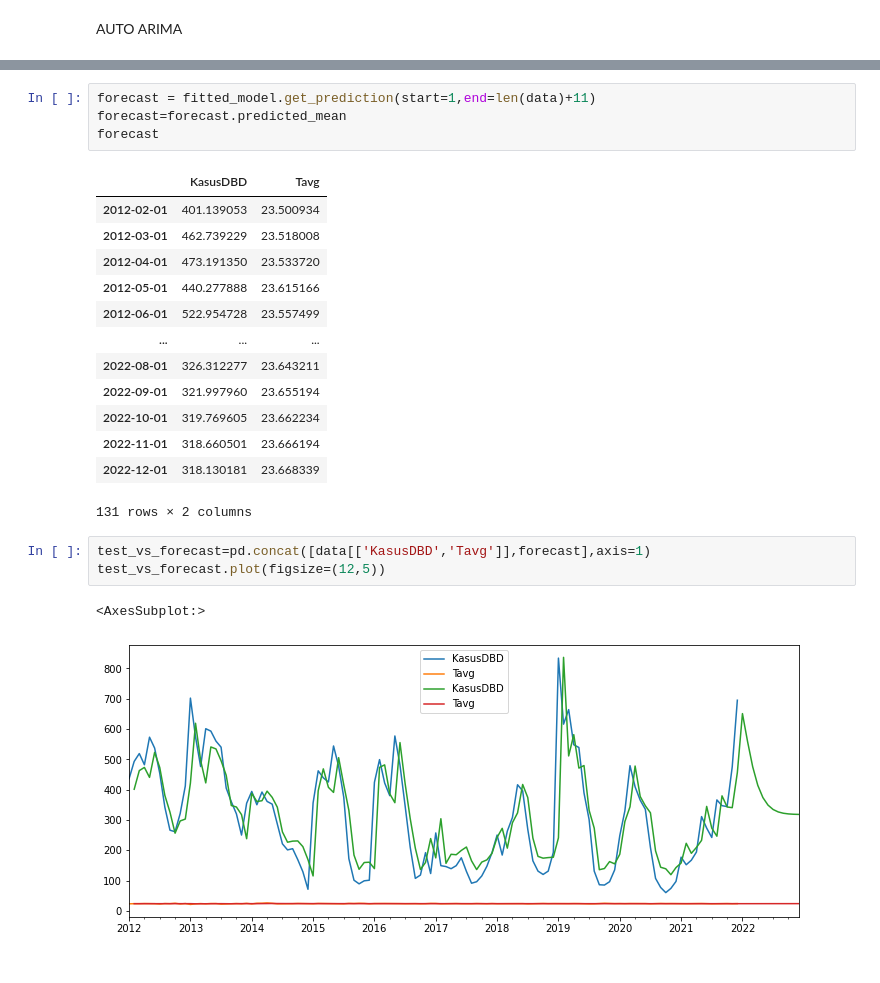
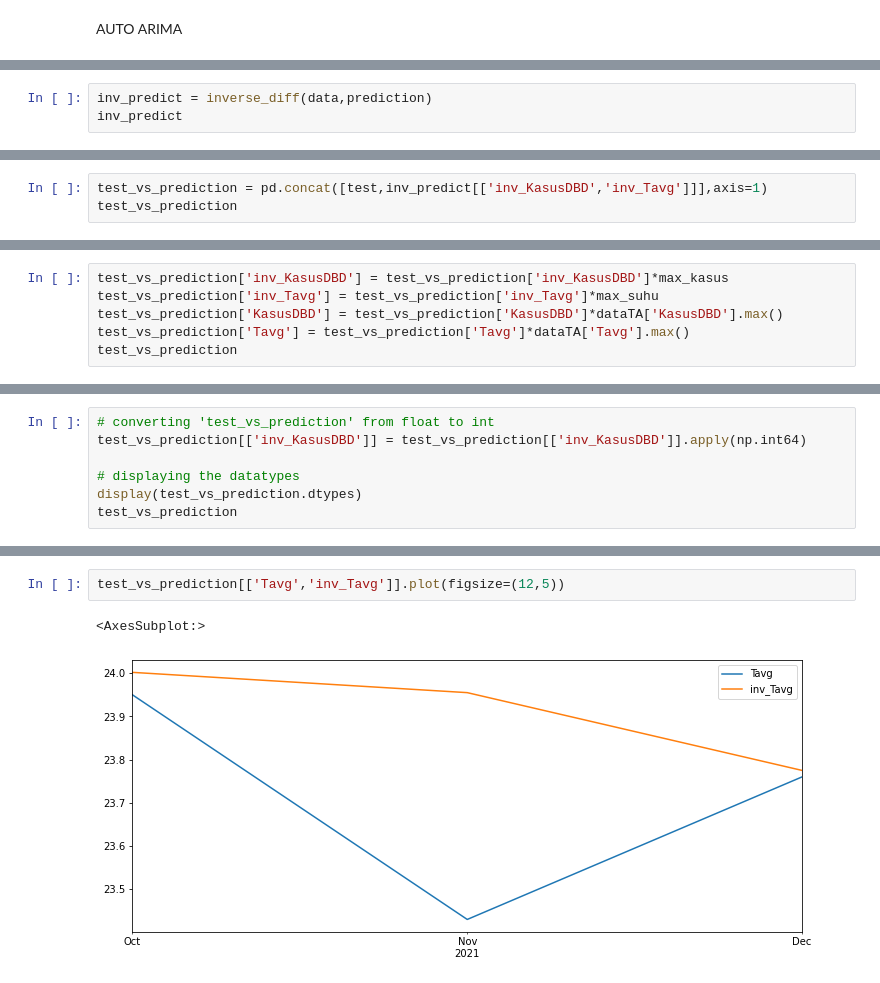
Before and after one commit to isnidwi26/TA, a Jupyter notebook: ARIMAxVARMA_suhu.ipynb, the cells around one changed output, grey strips where cells are left out. Saved outputs shown, nothing was run; the diff lists cells and outputs as text.

```diff
--- a/ARIMAxVARMA_suhu.ipynb
+++ b/ARIMAxVARMA_suhu.ipynb
@@ -284,0 +337,3 @@ prediction
+# %%
+inv_predict = inverse_diff(data,prediction)
+inv_predict
@@ -284,0 +345,3 @@ prediction
+# %%
+test_vs_prediction = pd.concat([test,inv_predict[['inv_KasusDBD','inv_Tavg']]],axis=1)
+test_vs_prediction
@@ -284,0 +355,6 @@ prediction
+# %%
+test_vs_prediction['inv_KasusDBD'] = test_vs_prediction['inv_KasusDBD']*max_kasus
+test_vs_prediction['inv_Tavg'] = test_vs_prediction['inv_Tavg']*max_suhu
+test_vs_prediction['KasusDBD'] = test_vs_prediction['KasusDBD']*dataTA['KasusDBD'].max()
+test_vs_prediction['Tavg'] = test_vs_prediction['Tavg']*dataTA['Tavg'].max()
+test_vs_prediction
@@ -284,0 +368,7 @@ prediction
+# %%
+# converting 'test_vs_prediction' from float to int
+test_vs_prediction[['inv_KasusDBD']] = test_vs_prediction[['inv_KasusDBD']].apply(np.int64)
+
+# displaying the datatypes
+display(test_vs_prediction.dtypes)
+test_vs_prediction
@@ -309,27 +408,8 @@ test_vs_pred.plot(figsize=(12,5))
-# %%
-forecast = fitted_model.get_prediction(start=1,end=len(data)+11)
-forecast=forecast.predicted_mean
-forecast
-# %% [output]
-|  | KasusDBD | Tavg |
-| 2012-02-01 | 401.139053 | 23.500934 |
-| 2012-03-01 | 462.739229 | 23.518008 |
-| 2012-04-01 | 473.191350 | 23.533720 |
-| 2012-05-01 | 440.277888 | 23.615166 |
-| 2012-06-01 | 522.954728 | 23.557499 |
-| ... | ... | ... |
-| 2022-08-01 | 326.312277 | 23.643211 |
-| 2022-09-01 | 321.997960 | 23.655194 |
-| 2022-10-01 | 319.769605 | 23.662234 |
-| 2022-11-01 | 318.660501 | 23.666194 |
-| 2022-12-01 | 318.130181 | 23.668339 |
-131 rows × 2 columns
 # %%
-test_vs_forecast=pd.concat([data[['KasusDBD','Tavg']],forecast],axis=1)
-test_vs_forecast.plot(figsize=(12,5))
+test_vs_prediction[['Tavg','inv_Tavg']].plot(figsize=(12,5))
 # %% [output]
 <AxesSubplot:>
-[figure, old version]
+[figure, new version]
 # %%
 for i in ['KasusDBD','Tavg']:
 
```
Also changed, not shown: parts of 33 cells of this notebook, 1 other file.
